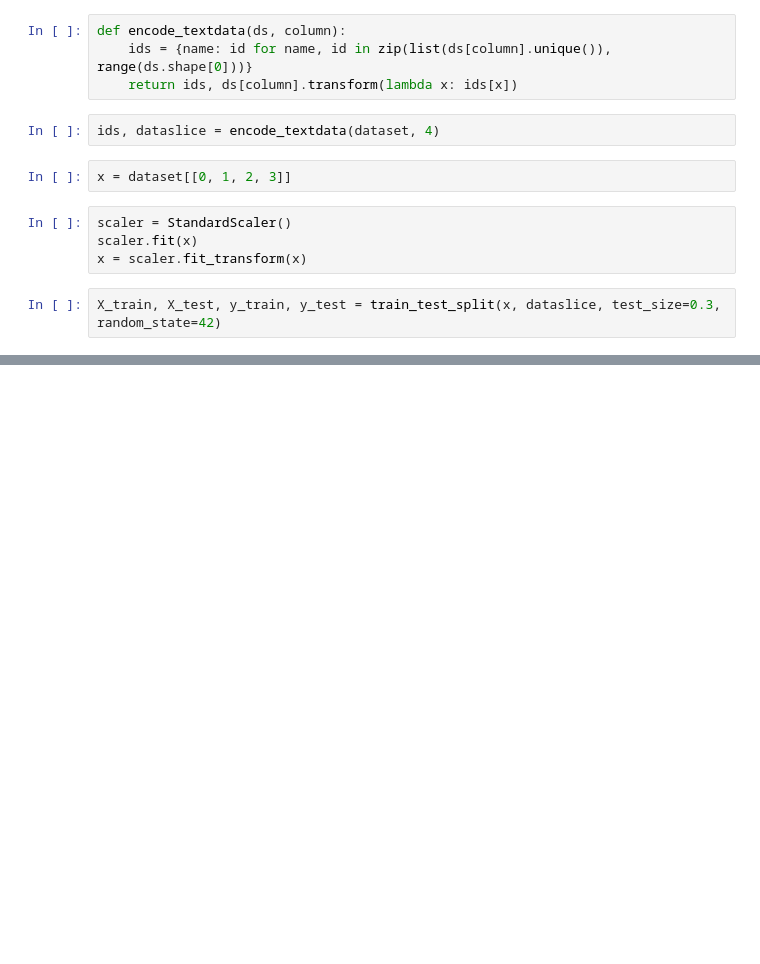
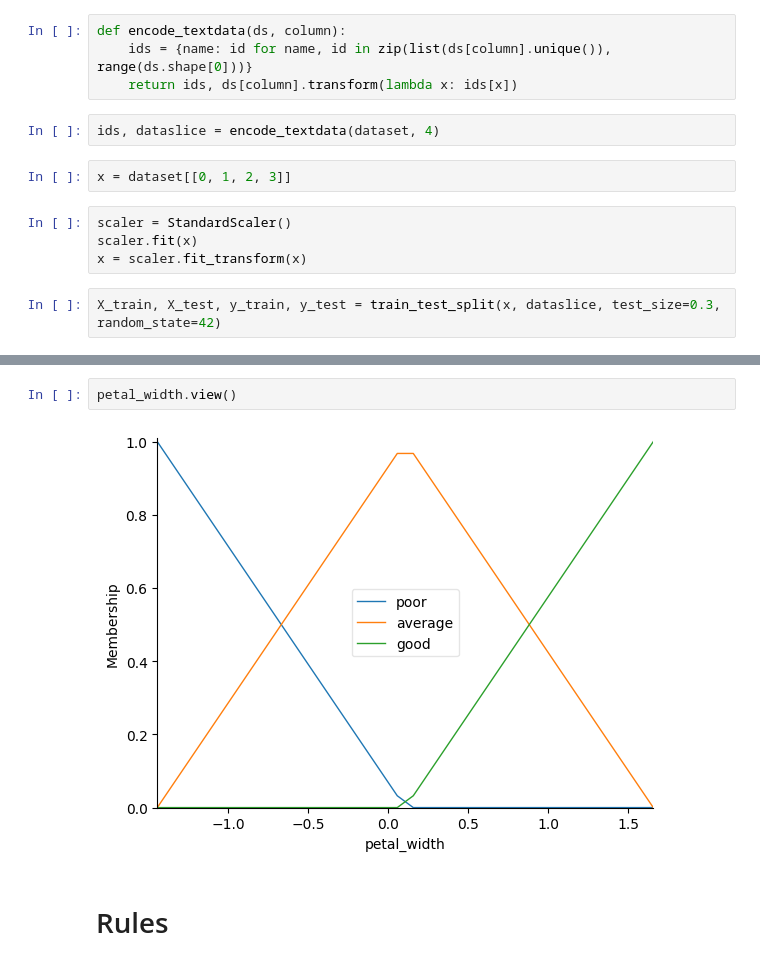
Before and after one commit to da4nik08/ml5, a Jupyter notebook: FL.ipynb, the cells around one changed output, grey strips where cells are left out. Drawn from its saved outputs; the diff is of its cells as text; blank space fills up the shorter version.

```diff
--- a/FL.ipynb
+++ b/FL.ipynb
@@ -68,0 +55,6 @@ petal_width_wide = fuzz.trapmf(petal_width.universe, [x[:, 3].mean(), x[:, 3].me
+# %%
+petal_width.view()
+# %% [output]
+[figure, added]
+# %% [markdown]
+# Rules
```
Also changed, not shown: parts of 19 cells of this notebook.
